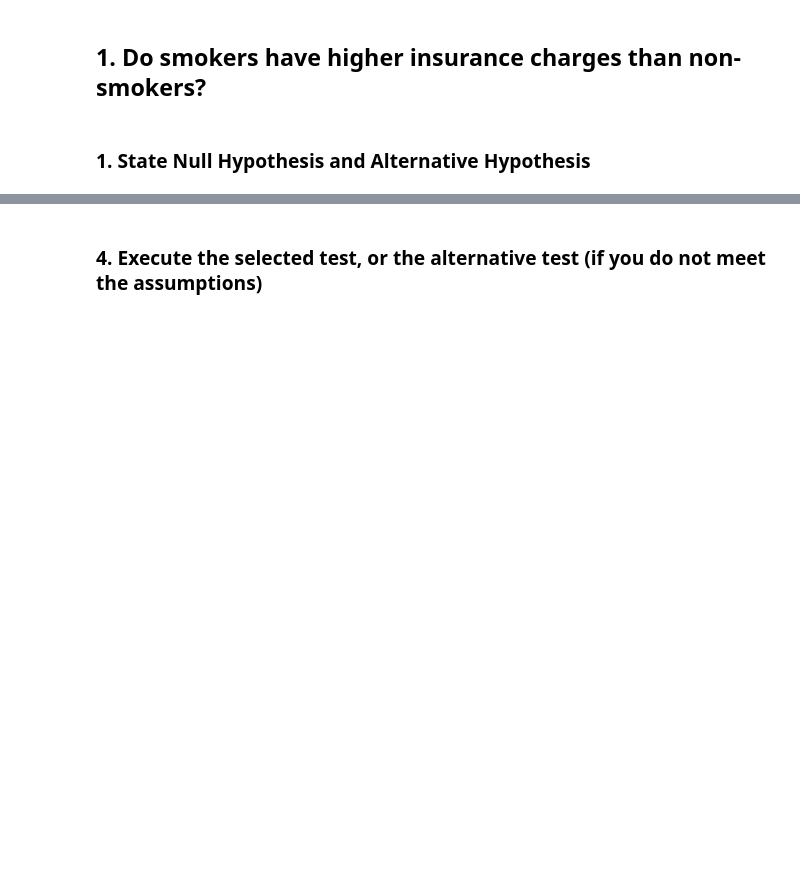
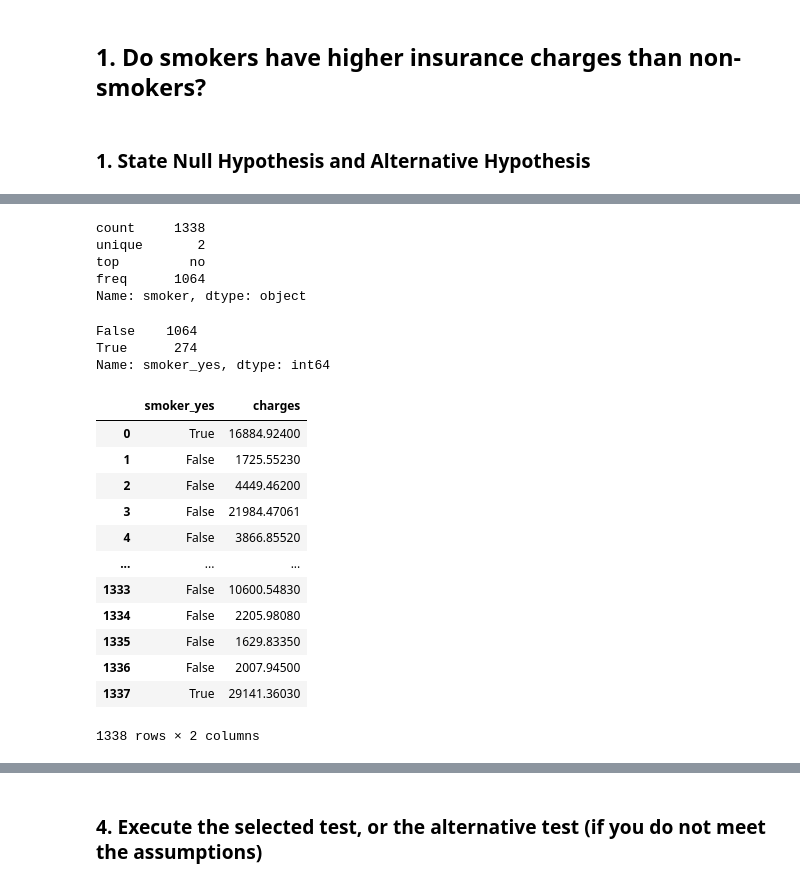
Before and after one commit to patelmedha/Hypothesis-Testing-with-Insurance-Data, a Jupyter notebook: Hypothesis Testing with Insurance Data.ipynb, the cells around one changed output, grey strips where cells are left out. Cells and saved outputs as stored; diff of their text form; code cells hidden in the pictures; blank space fills up the shorter version.

```diff
--- a/Hypothesis Testing with Insurance Data.ipynb
+++ b/Hypothesis Testing with Insurance Data.ipynb
@@ -59,0 +78,36 @@ memory usage: 73.3+ KB
+# %%
+## check the col that contains info on 'smoker'
+df['smoker'].describe()
+# %% [output]
+count     1338
+unique       2
+top         no
+freq      1064
+Name: smoker, dtype: object
+# %%
+## create a column that easily separates our groups: 'smoker_yes'
+df['smoker_yes'] = df['smoker'].str.contains('yes')
+df['smoker_yes'].value_counts()
+# %% [output]
+False    1064
+True      274
+Name: smoker_yes, dtype: int64
+# %%
+## save list of columns needed for each group
+needed_cols = ['smoker_yes','charges']
+
+df[needed_cols]
+# %% [output]
+|  | smoker_yes | charges |
+| 0 | True | 16884.92400 |
+| 1 | False | 1725.55230 |
+| 2 | False | 4449.46200 |
+| 3 | False | 21984.47061 |
+| 4 | False | 3866.85520 |
+| ... | ... | ... |
+| 1333 | False | 10600.54830 |
+| 1334 | False | 2205.98080 |
+| 1335 | False | 1629.83350 |
+| 1336 | False | 2007.94500 |
+| 1337 | True | 29141.36030 |
+1338 rows × 2 columns
```
Also changed, not shown: parts of 61 cells of this notebook, 2 other files.
